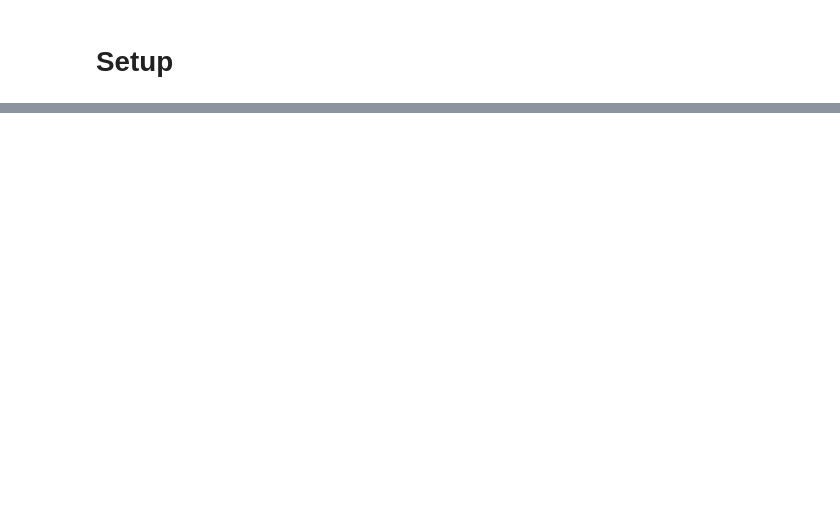
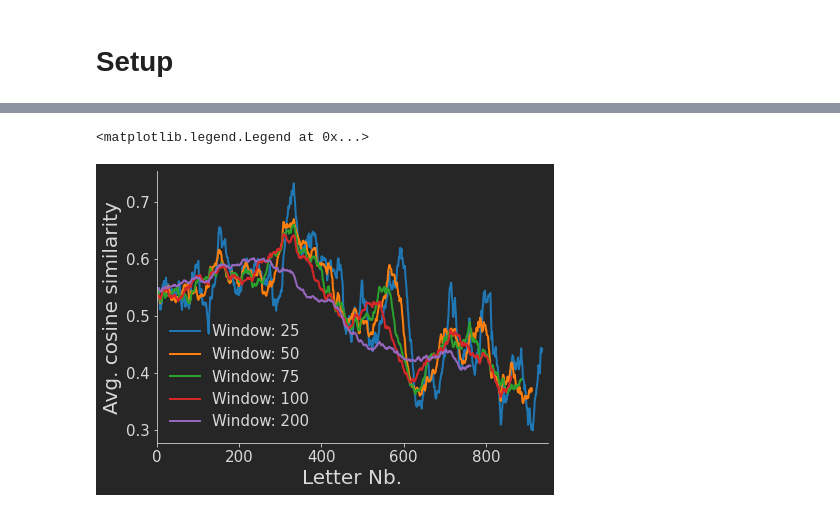
Before and after one commit to Ma-Fi-94/letters, a Jupyter notebook: Letter_Similarities.ipynb, the cells around one changed output, grey strips where cells are left out. Saved outputs shown, nothing was run; the diff lists cells and outputs as text; code cells hidden in the pictures; blank space fills up the shorter version.

```diff
--- a/Letter_Similarities.ipynb
+++ b/Letter_Similarities.ipynb
@@ -59,0 +116,38 @@ ax.fill_between(nb_letter, avg_similarities-se_similarities, avg_similarities+se
+# %%
+# Comparing different window_sizes
+window_sizes = [25, 50, 75, 100, 200]
+
+# Generate plot
+fig, ax = plt.subplots(1,1,figsize=(7,5))
+
+# Generate curves for different window_sizes
+for window_size in window_sizes:
+    avg_similarities = []
+    se_similarities = []
+    nb_letter = range(0, len(cosinesim_matrix)-window_size)
+    for i in nb_letter:
+        # Extract the similarity values from the triangular submatrix
+        # from i to i+windowsize, excluding the 1s on diagonal
+        submatrix = cosinesim_matrix[i:i+window_size,i:i+window_size]
+        similarities = submatrix[np.triu_indices(window_size, k=1)]
+
+        # Compute avg and sem
+        avg_similarities.append(np.mean(similarities))
+        se_similarities.append(sp.stats.sem(similarities))
+    avg_similarities = np.array(avg_similarities)
+    se_similarities = np.array(se_similarities)
+    ax.plot(nb_letter, avg_similarities, lw=2, label="Window: "+str(window_size))
+
+# Make plot visually more pleasing
+ax.set_xlim((0,950))
+ax.set_xlabel("Letter Nb.", size=20)
+ax.set_ylabel("Avg. cosine similarity", size=20)
+ax.tick_params(axis='both', which='major', labelsize=15)
+ax.spines["top"].set_visible(False)
+ax.spines["right"].set_visible(False)
+ax.fill_between(nb_letter, avg_similarities-se_similarities, avg_similarities+se_similarities, alpha=.5)
+ax.legend(loc=3, frameon=False, fontsize=15)
+# Trend seems to be robust to changes in window_size
+# %% [output]
+<matplotlib.legend.Legend at 0x...>
+[figure, added]
```
Also changed, not shown: parts of 7 cells of this notebook.
